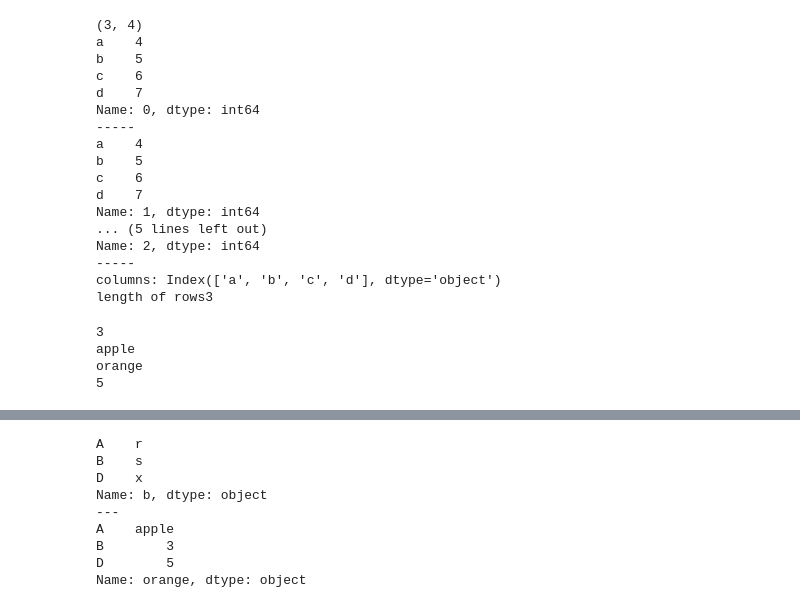
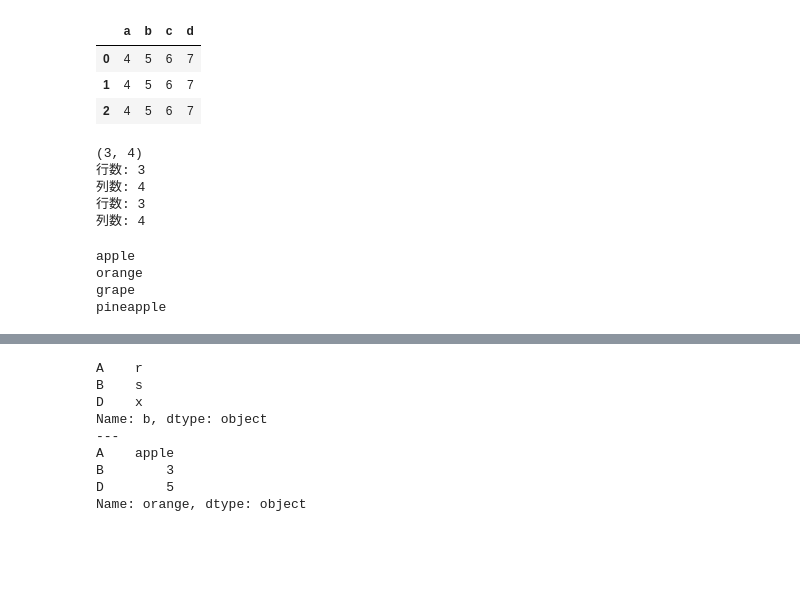
Before and after one commit to hyota0914/learnpython, a Jupyter notebook: jupyter/python/pandas.ipynb, the cells around one changed output, grey strips where cells are left out. Cells and saved outputs as stored; diff of their text form; code cells hidden in the pictures; blank space fills up the shorter version.

```diff
--- a/jupyter/python/pandas.ipynb
+++ b/jupyter/python/pandas.ipynb
@@ -44,53 +35,49 @@ United States   Washington
 # %%
-# Getting shape of a dataframe
-
+# データフレームの行・列数を取得
 df = pd.DataFrame(np.array([[4, 5, 6, 7], [4, 5, 6, 7], [4, 5, 6, 7]]),\
                           columns=np.array(["a", "b", "c", "d"]))
 
 # Use the `shape` property
+display(df)
 print(df.shape)
+print('行数:', df.shape[0])
+print('列数:', df.shape[1])
 
-# Or use the `len()` function with the `index` property
-for i in df.index:
-    print(df.iloc[i])
-    print("-----")
-print('columns: ' + str(df.columns))
-print('length of rows' + str(len(df.index)))
+## Or use the `len()` function with the `index` property
+#for i in df.index:
+#   print(df.iloc[i])
+#   print("-----")
+
+print('行数:', len(df.index))
+print('列数:', len(df.columns))
 # %% [output]
+|  | a | b | c | d |
+| 0 | 4 | 5 | 6 | 7 |
+| 1 | 4 | 5 | 6 | 7 |
+| 2 | 4 | 5 | 6 | 7 |
 (3, 4)
-a    4
-b    5
-c    6
-d    7
-Name: 0, dtype: int64
------
-a    4
-b    5
-c    6
-d    7
-Name: 1, dtype: int64
-... (5 lines left out)
-Name: 2, dtype: int64
------
-columns: Index(['a', 'b', 'c', 'd'], dtype='object')
-length of rows3
+行数: 3
+列数: 4
+行数: 3
+列数: 4
 # %%
-# Fetching data from DataFrame with iloc, loc, at
+# 行を選択（loc, iloc）
 
-df = pd.DataFrame(data=["apple",3,"orange",5], columns=['A'], index=range(4))
+df = pd.DataFrame(data=["apple","orange","grape","pineapple"], columns=['name'], index=range(4))
+
+# Using `loc[]`
+print(df.loc[0]['name'])
+
 # Using `iloc[]`
 print(df.iloc[1][0])
 
-# Using `loc[]`
-print(df.loc[0]['A'])
-
 # Using `at[]`
-print(df.at[2,'A'])
+print(df.at[2,'name'])
 
 # Using `iat[]`
 print(df.iat[3,0])
 # %% [output]
-3
 apple
 orange
-5
+grape
+pineapple
```
Also changed, not shown: parts of 19 cells of this notebook, 2 other files.
